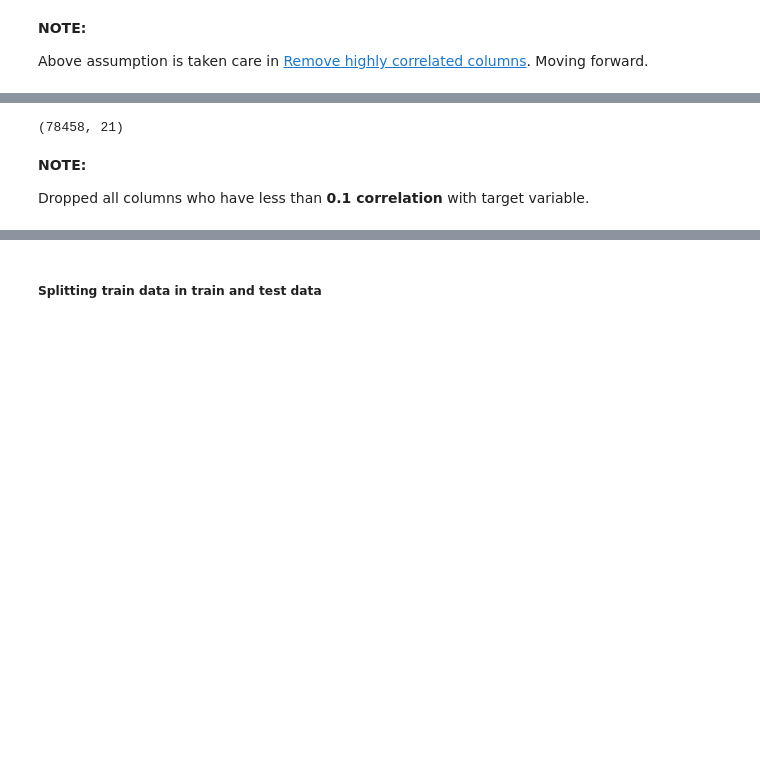
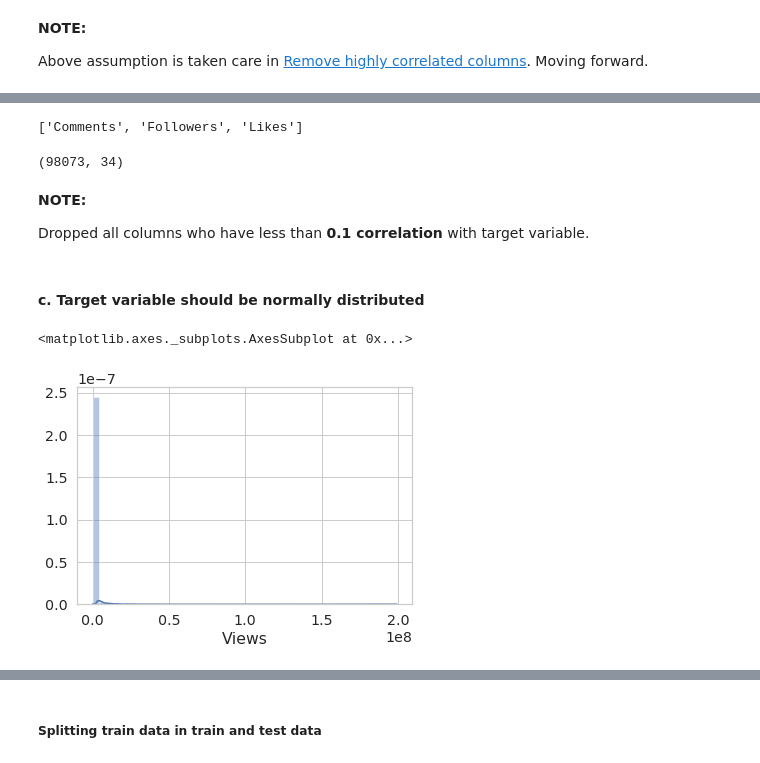
Before and after one commit to raju4789/MachineLearningUsingPython, a Jupyter notebook: ML/Songs Views Prediction/ChartBustersParticipants.ipynb, the cells around one changed output, grey strips where cells are left out. Cells and saved outputs as stored; diff of their text form; code cells hidden in the pictures; blank space fills up the shorter version.

Commit message:
Songs prediction ipynb file

```diff
--- a/ML/Songs Views Prediction/ChartBustersParticipants.ipynb
+++ b/ML/Songs Views Prediction/ChartBustersParticipants.ipynb
@@ -596,2 +602,5 @@ df_views_songs_sd = df_views_songs_sd.join(df_views_songs[categorical_columns])
 # %%
-df_views_songs_sd = pd.concat([df_views_songs_sd, df_views_songs['Views'], df_views_songs['Is_Test_Data']], axis=1)
+# add Is_Test_Data column
+df_views_songs_sd = pd.concat([df_views_songs_sd, df_views_songs['Is_Test_Data']],axis=1).reindex(df_views_songs.index)
+
+df_views_songs_sd.shape
@@ -611,0 +609,4 @@ df_views_songs_test.drop('Is_Test_Data', axis=1, inplace=True)
+# %%
+# add Views column
+df_views_songs_sd = pd.concat([df_views_songs_sd, df_views_songs['Views']],axis=1).reindex(df_views_songs.index)
+df_views_songs_sd.shape
@@ -671,3 +642,9 @@ Above assumption is taken care in [Remove highly correlated columns](#section403
+# %%
+continuous_columns
+# %% [output]
+['Comments', 'Followers', 'Likes']
+# %%
+feature_cols = continuous_columns
 # %%
 cols_to_drop = list()
 
@@ -679,11 +656,19 @@ for i in range(0, len(feature_cols)):
         cols_to_drop.append(feature_cols[i])
 
 #dropping all uncorrelated columns
-X.drop(cols_to_drop, axis = 1, inplace=True)
-X.shape
+df_views_songs_sd.drop(cols_to_drop, axis = 1, inplace=True)
+df_views_songs_sd.shape
 # %% [output]
-(78458, 21)
+(98073, 34)
 # %% [markdown]
 **NOTE:**
 
 Dropped all columns who have less than **0.1 correlation** with target variable.
+# %% [markdown]
+#### c. Target variable should be normally distributed
+# %%
+views = df_views_songs_sd[df_views_songs_sd['Is_Test_Data'] == 0]['Views']
+sns.distplot(views, color="b")
+# %% [output]
+<matplotlib.axes._subplots.AxesSubplot at 0x...>
+[figure, added]
```
Also changed, not shown: parts of 47 cells of this notebook.
